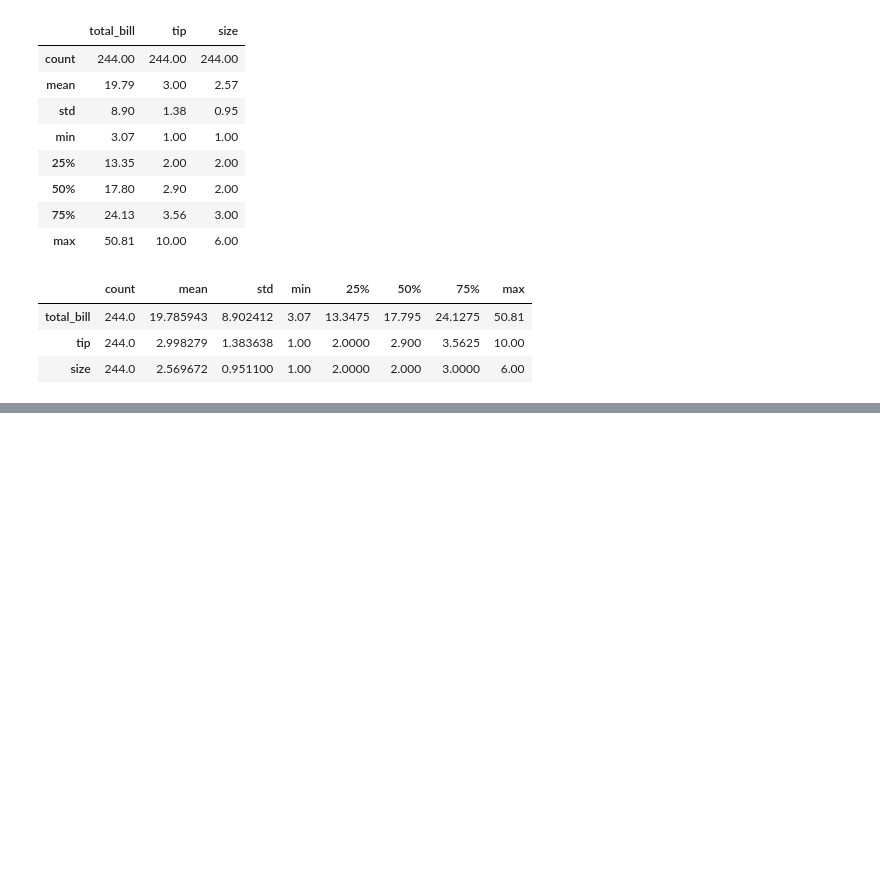
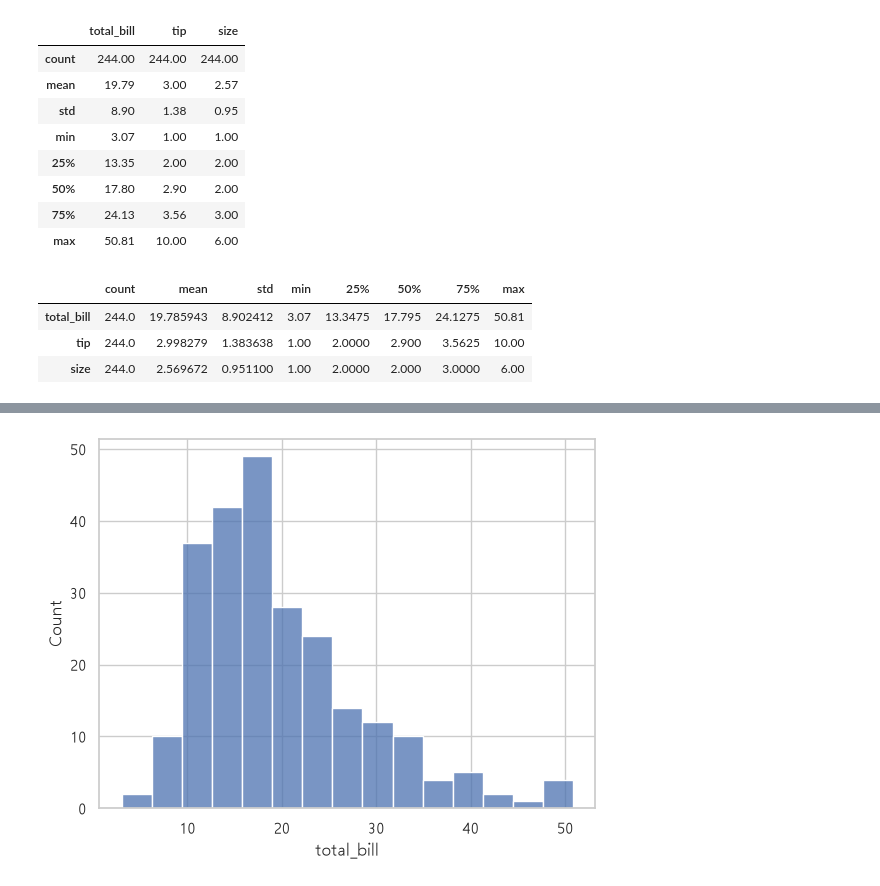
Before and after one commit to ChaeYeongJi/18_r, a Jupyter notebook: 01.ipynb, the cells around one changed output, grey strips where cells are left out. Cells and saved outputs as stored; diff of their text form; code cells hidden in the pictures; blank space fills up the shorter version.

```diff
--- a/01.ipynb
+++ b/01.ipynb
@@ -551,0 +565,5 @@ summary
+# %%
+sns.histplot(data=tips, x='total_bill', bins=15)
+plt.show()
+# %% [output]
+[figure, added]
```
Also changed, not shown: parts of 19 cells of this notebook.
